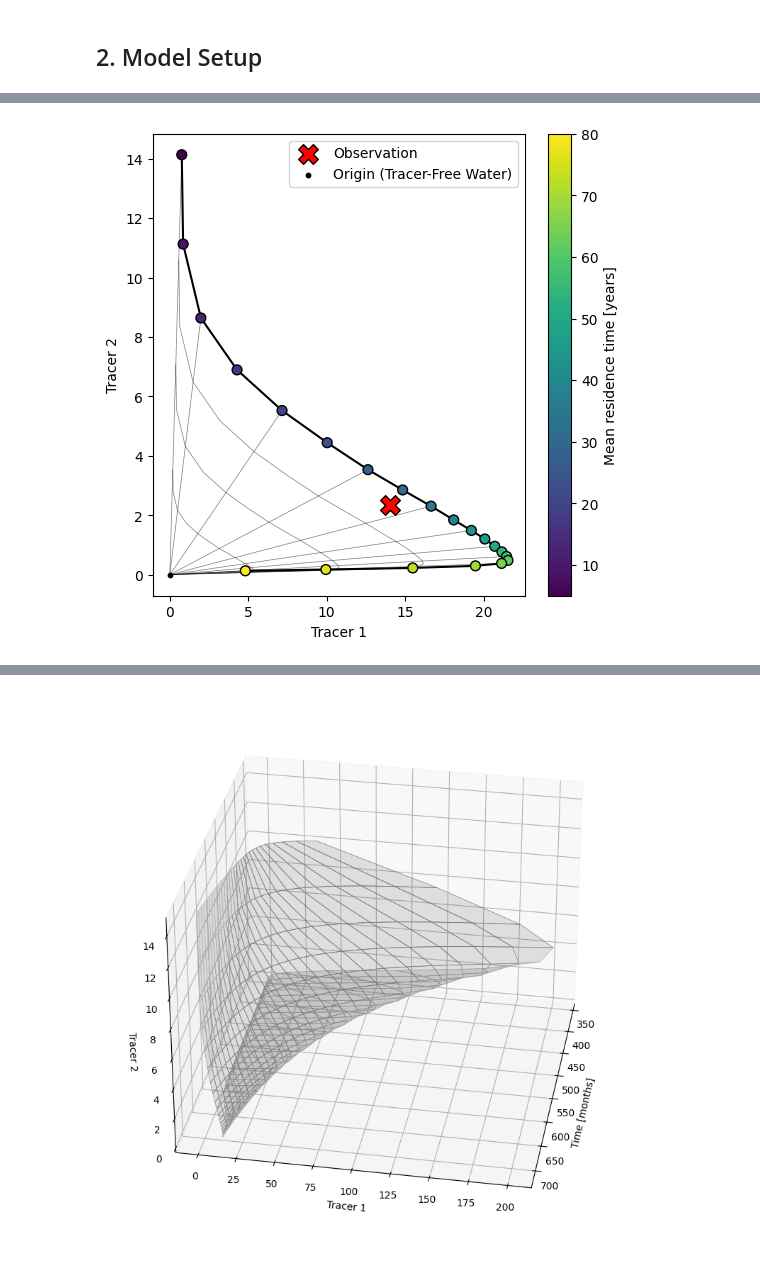
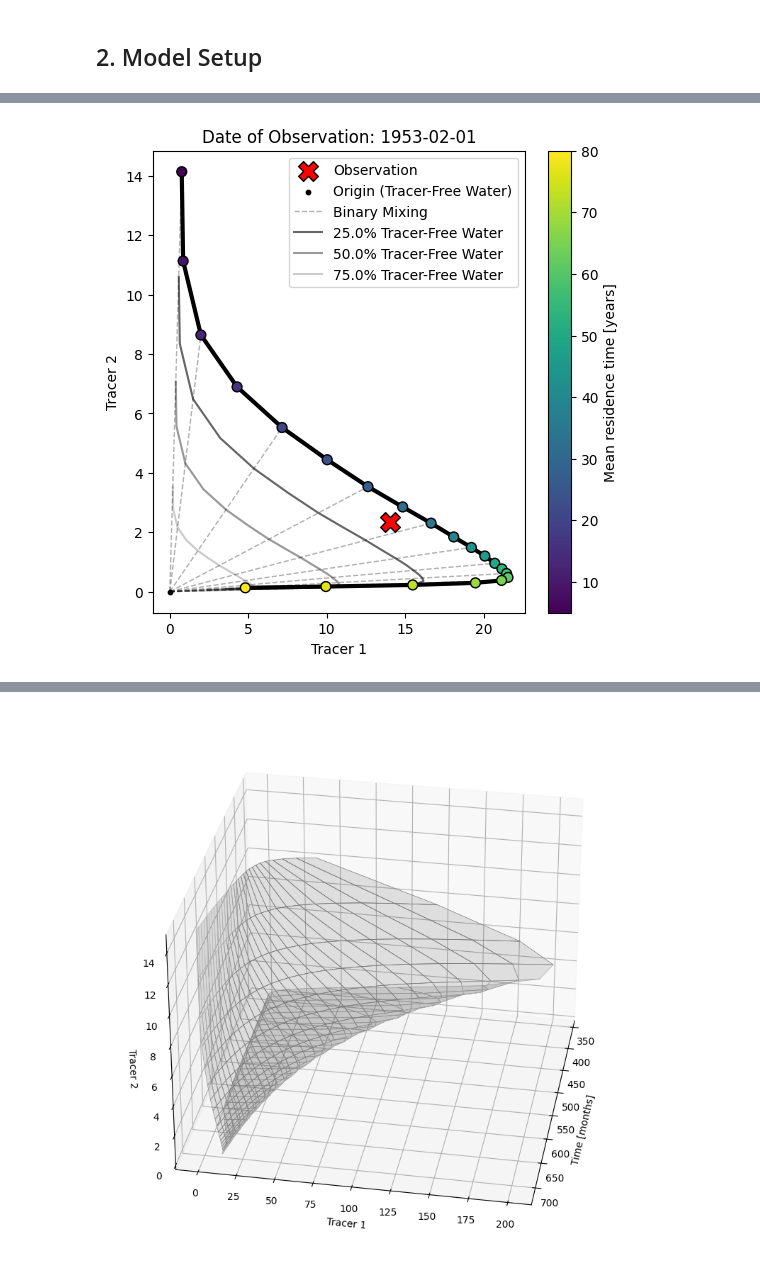
Before and after one commit to iGW-TU-Dresden/PyTracerLab, a Jupyter notebook: docs/examples/example_03.ipynb, the cells around one changed output, grey strips where cells are left out. Saved outputs shown, nothing was run; the diff lists cells and outputs as text; code cells hidden in the pictures.

```diff
--- a/docs/examples/example_03.ipynb
+++ b/docs/examples/example_03.ipynb
@@ -188,6 +189,7 @@ ax.plot(
     results[0, :, obs_indices[idx_select]],
     results[1, :, obs_indices[idx_select]],
     c="black",
+    lw=3.
 )
 # plot the points of different mean travel times and color them by mean
 # travel time
@@ -222,36 +224,45 @@ ax.scatter(
     label="Origin (Tracer-Free Water)"
 )
 
 # plot straight lines from the origin to the points representing the different
 # mean travel times
 stepper = 2 # plot line from origin to every stepper point
-for i in [i for i in range(len(mtt_range))][::stepper]:
+points_idx = [i for i in range(len(mtt_range))][::stepper]
+for i in points_idx:
+    label = None
+    if i == points_idx[0]:
+        label = "Binary Mixing"
     ax.plot(
         [0., results[0, i, obs_indices[idx_select]]],
         [0., results[1, i, obs_indices[idx_select]]],
         c="k",
-        lw=0.5,
-        alpha=0.5
+        lw=1.,
+        alpha=0.3,
+        ls="--",
+        label=label
     )
 
 # plot path between points representing the different mean travel times but
 # multiplied by a range of dilution factors
 percent_tracer_free = [.75, .5, .25]
 for p in percent_tracer_free:
     ax.plot(
         results[0, :, obs_indices[idx_select]] * p,
         results[1, :, obs_indices[idx_select]] * p,
         c="k",
-        lw=0.5,
-        alpha=0.5
+        lw=1.5,
+        alpha=0.8 * p,
+        label=f"{(1-p)*100}% Tracer-Free Water"
     )
 
 plt.colorbar(im, ax=ax, label="Mean residence time [years]")
 # ax.set_yscale("log")
 # ax.set_xscale("log")
 ax.set_xlabel("Tracer 1")
 ax.set_ylabel("Tracer 2")
 ax.legend()
+# include observation date / diagram date as title
+ax.set_title(f"Date of Observation: {timestamps[obs_indices[idx_select]].date()}")
 plt.show()
 # %% [output]
-[figure, old version]
+[figure, new version]
```
Also changed, not shown: parts of 2 cells of this notebook.
